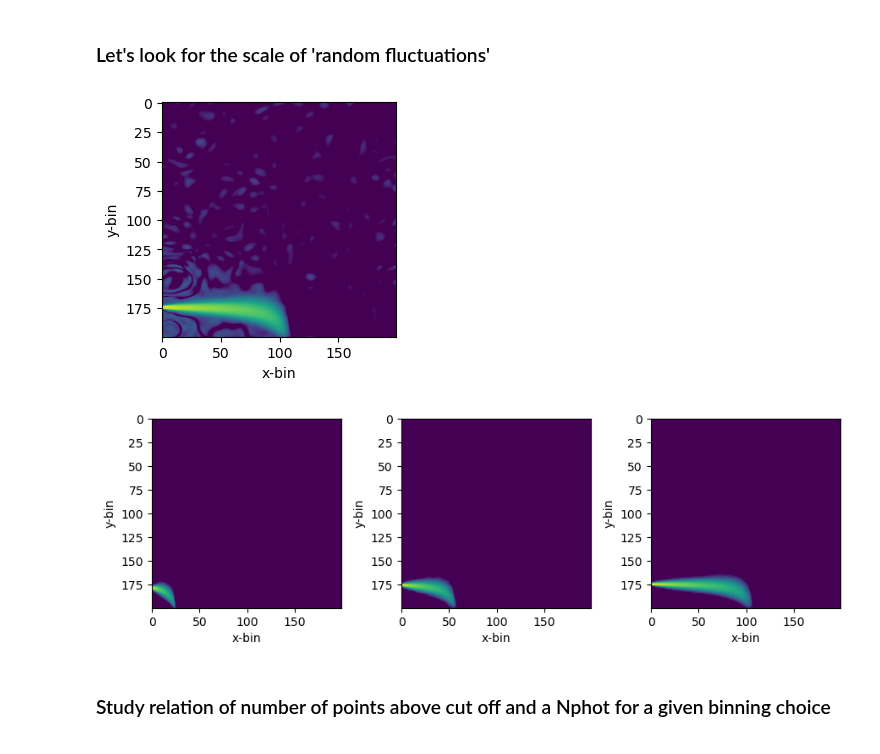
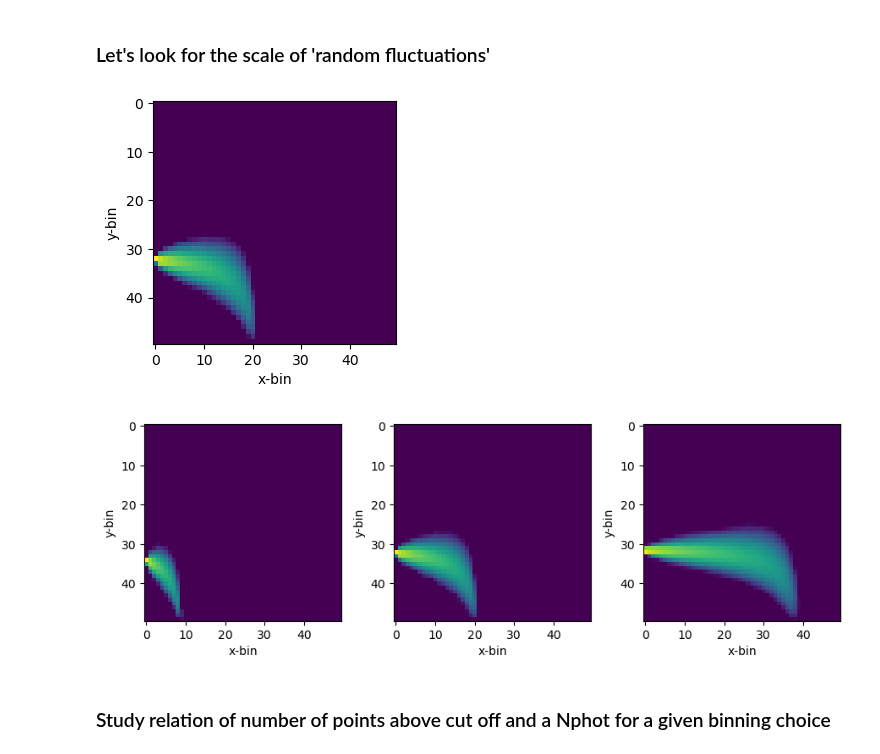
Before and after one commit to CIDeR-ML/LUCiD, a Jupyter notebook: siren/cut_off_study.ipynb, the cells around one changed output. Cells and saved outputs as stored; diff of their text form; code cells hidden in the pictures.

```diff
--- a/siren/cut_off_study.ipynb
+++ b/siren/cut_off_study.ipynb
@@ -15,8 +15,11 @@ from matplotlib.colors import LogNorm
 table = Table('cprof_mu_train_10000ev.h5')
 
 ene_bins = table.normalize(0, table.binning[0])
-cos_bins = table.normalize(1, np.linspace(min(table.binning[1]), max(table.binning[1]), 200))
-trk_bins = table.normalize(2, np.linspace(min(table.binning[2]), max(table.binning[2]), 200))
+# cos_bins = table.normalize(1, np.linspace(min(table.binning[1]), max(table.binning[1]), 200))
+# trk_bins = table.normalize(2, np.linspace(min(table.binning[2]), max(table.binning[2]), 200))
+
+cos_bins = table.normalize(1, np.linspace(0.3, max(table.binning[1]), 50))
+trk_bins = table.normalize(2, np.linspace(min(table.binning[2]), 400, 50))
 
 cos_trk_mesh = np.array([[x,y] for x in cos_bins for y in trk_bins])
 linear_interpolator = interpolate.interp1d(table.binning[0], ene_bins, kind='linear')
@@ -26,21 +29,21 @@ siren_light_profile, siren_params = load_siren_jax('siren_cprof_mu.pkl')
 # %% [markdown]
 ### Let's look for the scale of 'random fluctuations'
 # %%
-energy = 800 # MeV
+energy = 500 # MeV
 evaluation_grid = jnp.array(np.array([[linear_interpolator(energy), x, y] for x in cos_bins for y in trk_bins]))
 photon_weights, _ = siren_light_profile.apply(siren_params, evaluation_grid)
 
 reco_value = np.array(photon_weights).reshape(len(cos_bins), len(trk_bins))
 fig, axes = plt.subplots(1,1, figsize=(3,3))
 fig.patch.set_facecolor('white')
-im0 = axes.imshow(reco_value, norm=LogNorm(vmin=0.001))
+im0 = axes.imshow(reco_value, norm=LogNorm(vmin=0.015))
 #fig.colorbar(im0, ax=axes)
 fig.tight_layout()
 plt.gca().set_xlabel('x-bin')
 plt.gca().set_ylabel('y-bin')
 plt.show()
 # %% [output]
-[figure, old version]
+[figure, new version]
 # %%
 fig, axes = plt.subplots(1,3, figsize=(9,3))
 
@@ -53,7 +56,7 @@ for i, energy in enumerate(energies):
     photon_weights, _ = siren_light_profile.apply(siren_params, evaluation_grid)
     reco_value = np.array(photon_weights).reshape(len(cos_bins), len(trk_bins))
     fig.patch.set_facecolor('white')
-    im0 = axes[i].imshow(reco_value, norm=LogNorm(vmin=0.008))
+    im0 = axes[i].imshow(reco_value, norm=LogNorm(vmin=0.012))
     axes[i].set_xlabel('x-bin')
     axes[i].set_ylabel('y-bin')
 
@@ -63,7 +66,7 @@ fig.tight_layout()
 # plt.gca().set_ylabel('y-bin')
 plt.show()
 # %% [output]
-[figure, old version]
+[figure, new version]
 # %% [markdown]
 ### Study relation of number of points above cut off and a Nphot for a given binning choice
 # %%
```
Also changed, not shown: parts of 3 cells of this notebook, 3 other files.
